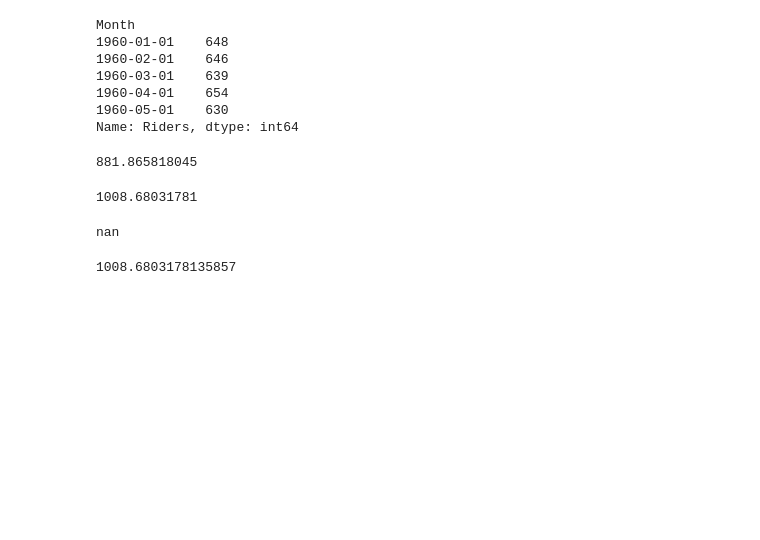
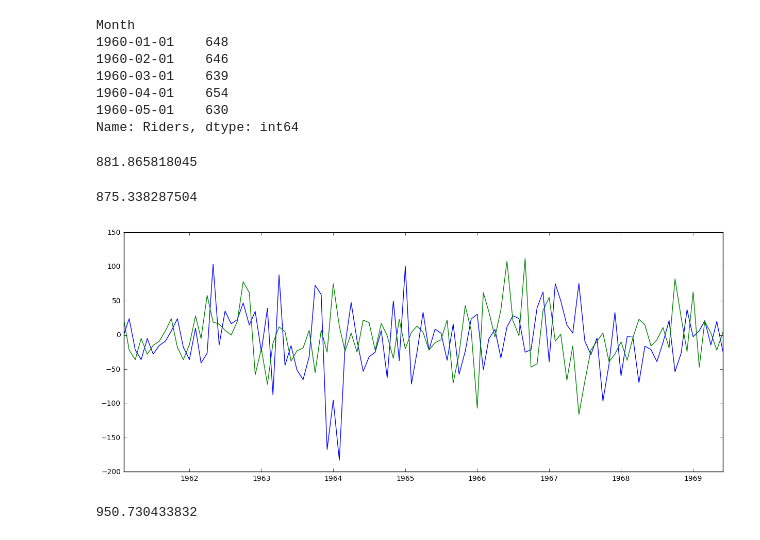
Before and after one commit to WillySchu/pyDataMining, a Jupyter notebook: ARIMA tutorial.ipynb, the cells around one changed output. Cells and saved outputs as stored; diff of their text form; code cells hidden in the pictures; blank space fills up the shorter version.

```diff
--- a/ARIMA tutorial.ipynb
+++ b/ARIMA tutorial.ipynb
@@ -184,13 +184,26 @@ print results2.aic
 # %% [output]
 881.865818045
 # %%
-fit = sm.tsa.statespace.SARIMAX(ts, trend='n', order=(0,1,0), seasonal_order=(1,1,1,12)).fit()
+fit = sm.tsa.statespace.SARIMAX(seasonal_first_diff, trend='n', order=(0,1,1), seasonal_order=(2,2,1,12)).fit()
 print fit.aic
 # %% [output]
-1008.68031781
+875.338287504
+# %%
+ts_log = np.log(ts)
+pred_diff = pd.Series(fit.fittedvalues, copy=True)
+plt.plot(pred_diff)
+plt.plot(seasonal_first_diff)
+pred_diff_cumsum = pred_diff.cumsum()
+# plt.plot(pred_diff_cumsum)
+# pred_log = pd.Series(ts_log.ix[0], index=ts_log.index)
+# pred_log = pred_log.add(pred_diff_cumsum, fill_value=0)
+# pred = np.exp(pred_log)
+# pred
+# %% [output]
+[figure, added]
 # %%
-fit2 = sm.tsa.statespace.SARIMAX(ts, trend='n', order=(0,0,2), seasonal_order=(1,1,1,12)).fit()
-print fit2.aic
+fit2 = sm.tsa.statespace.SARIMAX(ts, trend='n', order=(0,2,1), seasonal_order=(1,2,1,12)).fit()
+print fit2.bic
 # %% [output]
-nan
+950.730433832
 # %%
@@ -203,8 +219,4 @@ def objfunc(order, endog, exog=None):
     except:
         return float('inf')
-# %%
-objfunc((0,1,0), ts)
-# %% [output]
-1008.6803178135857
 # %%
 from scipy.optimize import brute
```
Also changed, not shown: parts of 5 cells of this notebook.
